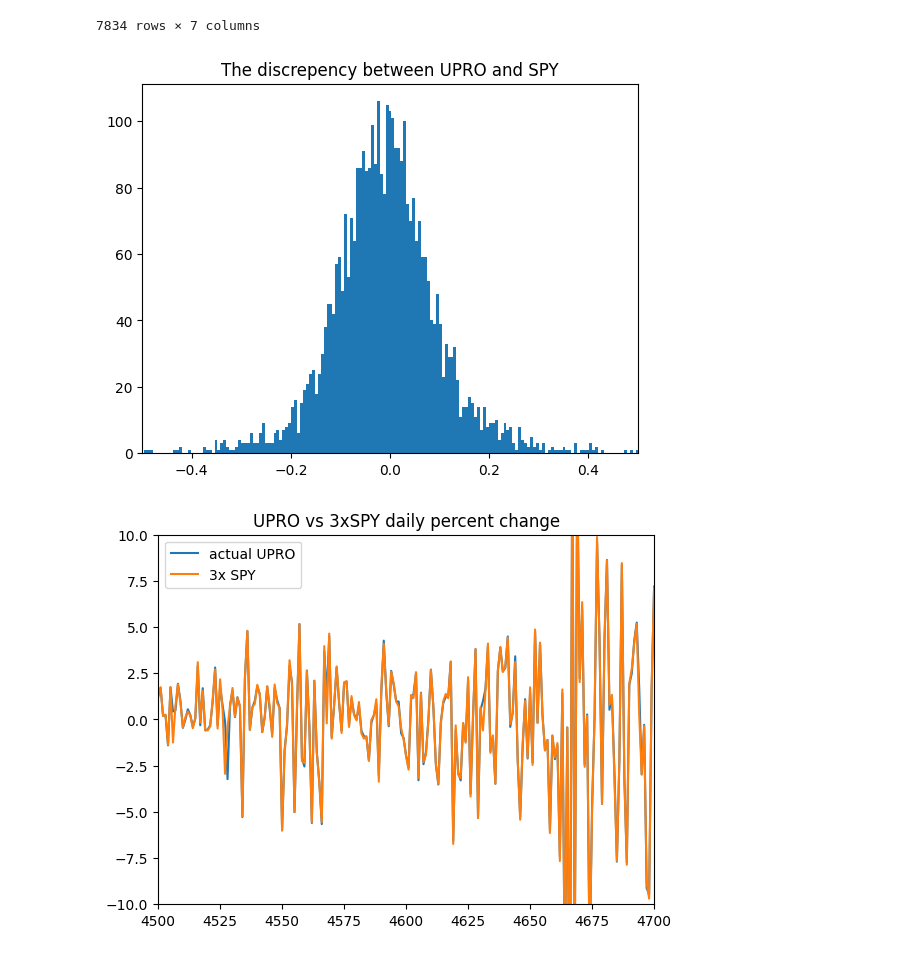
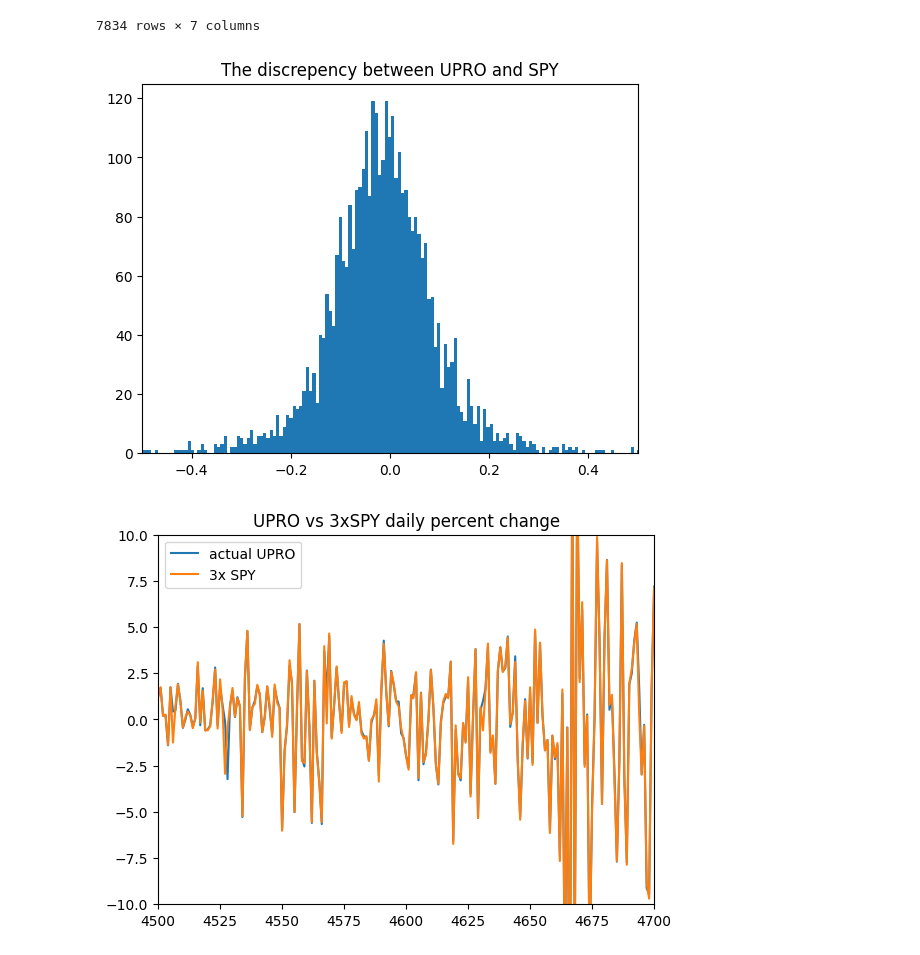
Before and after one commit to oTaira/BTBJ, a Jupyter notebook: BTBJ.ipynb, the cells around one changed output. Saved outputs shown, nothing was run; the diff lists cells and outputs as text; code cells hidden in the pictures.

```diff
--- a/BTBJ.ipynb
+++ b/BTBJ.ipynb
@@ -340,7 +340,6 @@ complete_df[5000:6000]
 1000 rows × 5 columns
 # %%
 complete_df['UPRO_3xSPY diff'] = complete_df['UPRO'] - complete_df['3xSPY']
-complete_df['UPRO_3xSPY absolute diff'] = np.abs(complete_df['UPRO']) - np.abs(complete_df['3xSPY'])
 complete_df
 # %% [output]
 |  | Date | 3xSPY | 3xTLT | UPRO | TMF | UPRO_3xSPY diff | UPRO_3xSPY absolute diff |
@@ -357,12 +356,12 @@ complete_df
 | 7833 | 2024-03-11 | -0.257955 | -0.156700 | -0.332630 | -0.261366 | -0.074675 | 0.074675 |
 7834 rows × 7 columns
 # %%
-plt.hist(complete_df["UPRO_3xSPY absolute diff"], bins=1000)
+plt.hist(complete_df["UPRO_3xSPY diff"], bins=1000)
 plt.xlim(-0.5,0.5)
 plt.title("The discrepency between UPRO and SPY")
 plt.show()
 # %% [output]
-[figure, old version]
+[figure, new version]
 # %%
 plt.plot(complete_df["UPRO"], label ="actual UPRO")
 plt.plot(complete_df["3xSPY"], label = "3x SPY")
```
Also changed, not shown: parts of 2 cells of this notebook.
